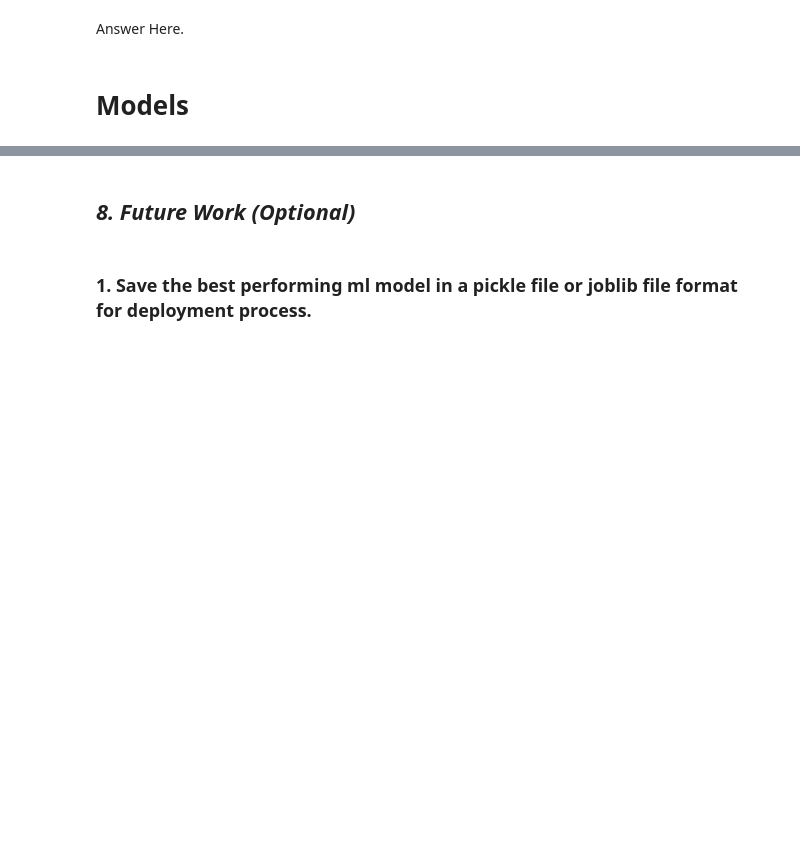
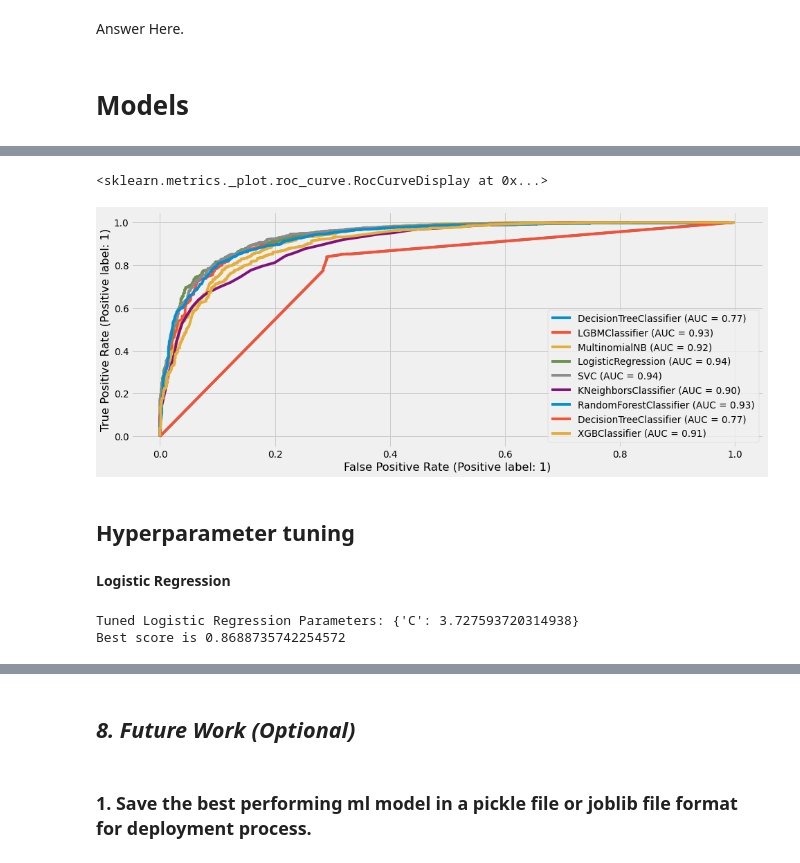
Before and after one commit to kumarabhinavthakur274/Zomato-Restaurant-Clustering-And-Sentiment-Analysis, a Jupyter notebook: Kumar_Abhinav_Zomato_Restaurant_Clustering_And_Sentiment_Analysis.ipynb, the cells around one changed output, grey strips where cells are left out. Cells and saved outputs as stored; diff of their text form; code cells hidden in the pictures; blank space fills up the shorter version.

```diff
--- a/Kumar_Abhinav_Zomato_Restaurant_Clustering_And_Sentiment_Analysis.ipynb
+++ b/Kumar_Abhinav_Zomato_Restaurant_Clustering_And_Sentiment_Analysis.ipynb
@@ -5431,0 +5509,44 @@ for key, value in models.items():
+# %%
+#ROC curve
+from sklearn.metrics import plot_roc_curve,classification_report
+
+disp = plot_roc_curve(dtc, X_test, y_test)
+plt.rcParams['figure.figsize'] = (16, 10)
+plot_roc_curve(lgbm,X_test, y_test, ax = disp.ax_)
+plot_roc_curve(mnb,X_test, y_test, ax = disp.ax_)
+plot_roc_curve(lgr,X_test, y_test, ax = disp.ax_)
+plot_roc_curve(svm,X_test, y_test, ax = disp.ax_)
+plot_roc_curve(knn,X_test, y_test, ax = disp.ax_)
+plot_roc_curve(ran,X_test, y_test, ax = disp.ax_)
+plot_roc_curve(dtc,X_test, y_test, ax = disp.ax_)
+plot_roc_curve(xgb,X_test, y_test, ax = disp.ax_)
+# %% [output]
+<sklearn.metrics._plot.roc_curve.RocCurveDisplay at 0x...>
+[figure, added]
+# %% [markdown]
+## **Hyperparameter tuning**
+# %% [markdown]
+**Logistic Regression**
+# %%
+# Necessary imports
+from sklearn.linear_model import LogisticRegression
+from sklearn.model_selection import GridSearchCV
+
+# Let's the hyperparameter grid
+c_space = np.logspace(-5, 8, 15)
+param_grid_lgr = {'C': c_space}
+
+# Instantiating logistic regression classifier
+logreg = LogisticRegression()
+
+# Instantiating the GridSearchCV object
+logreg_cv = GridSearchCV(logreg, param_grid_lgr, cv = 5)
+
+logreg_cv.fit(X_train, y_train)
+
+#Let's print the tuned parameters and score
+print("Tuned Logistic Regression Parameters: {}".format(logreg_cv.best_params_))
+print("Best score is {}".format(logreg_cv.best_score_))
+# %% [output]
+Tuned Logistic Regression Parameters: {'C': 3.727593720314938}
+Best score is 0.8688735742254572
```
Also changed, not shown: parts of 43 cells of this notebook.
